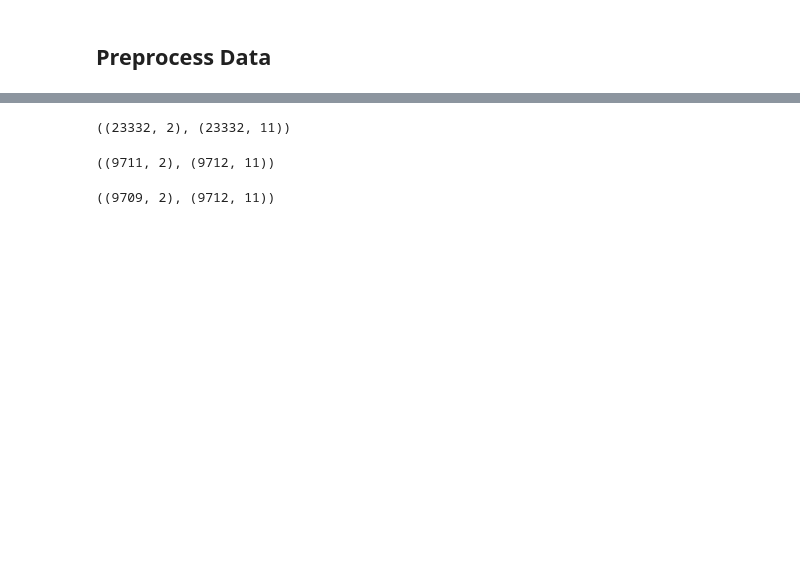
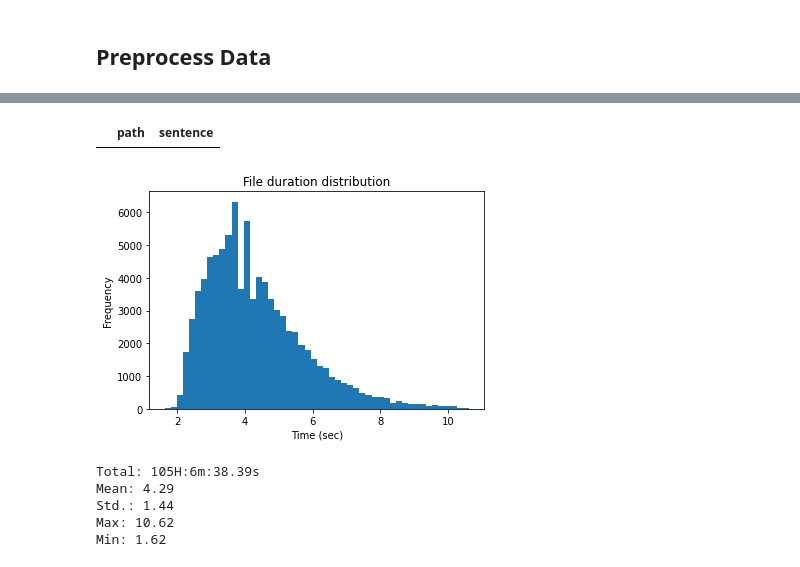
Before and after one commit to vistec-AI/wav2vec2-large-xlsr-53-th, a Jupyter notebook: notebooks/cv-preprocess.ipynb, the cells around one changed output, grey strips where cells are left out. Saved outputs shown, nothing was run; the diff lists cells and outputs as text; code cells hidden in the pictures; blank space fills up the shorter version.

Commit message:
tan9949 edited preprocessing to include all validated.tsv

```diff
--- a/notebooks/cv-preprocess.ipynb
+++ b/notebooks/cv-preprocess.ipynb
@@ -137,7 +162,7 @@ nxt_btn = widgets.Button(description="Next")
 back_btn = widgets.Button(description="Back")
 output = widgets.Output()
 
-pattern = r"—"
+pattern = r"ํ"
 idx = 0
 
 def on_nxt_clicked(b):
@@ -205,18 +245,27 @@ back_btn.on_click(on_back_clicked)
 # %%
 def preprocess_text(text: str) -> str:
     """Preprocess text according to `mapping_char`"""
-    text = format_repeat(text)
+    text = correct_sentence(text)
     for pattern, sub in mapping_char.items():
         text = re.sub(pattern, sub, text)
     text = re.sub(r" +", " ", text)  # merge multiple whitespaces to one
     return text
+
+def is_valid(text: str) -> bool:
+    """Validate each utterance"""
+    for rule in skip_rules:
+        if re.search(rule, text):
+            return False
+        else:
+            return True
 # %%
-texts: pd.DataFrame = data[["path", "sentence", "set"]]
+texts: pd.DataFrame = data[["path", "sentence"]]
 texts["path"] = texts["path"].map(lambda x: get_full_path(cv_root, x))
+texts = texts[texts["sentence"].apply(lambda x: is_valid(x))].reset_index(drop=True)
 texts["sentence"] = texts["sentence"].map(lambda x: preprocess_text(x))
 
 remove_idx: List[int] = []
-for i in range(len(texts)):
+for i in tqdm(range(len(texts)), total=len(texts)):
     f_path: str = os.path.basename(texts.loc[i, "path"])
     for name, change in change_text.items():
         if f_path in name:
@@ -234,6 +283,7 @@ texts = texts.drop(texts.index[remove_idx])
 
 texts["path"] = texts["path"].map(lambda x: x.replace(f"{cv_root}/th/clips/", ""))
 texts = texts.reset_index(drop=True)
+texts["sentence"] = texts["sentence"].map(lambda x: re.sub(r" +", " ", x).strip())
 # %% [output]
 A value is trying to be set on a copy of a slice from a DataFrame.
 Try using .loc[row_indexer,col_indexer] = value instead
@@ -296,0 +326,4 @@ _ = [print(f"\"{c}\", ", end="") for c in get_char([x[1] for x in texts.values.t
+# %%
+texts[texts["sentence"] == ""]
+# %% [output]
+|  | path | sentence |
@@ -297,20 +333,29 @@ _ = [print(f"\"{c}\", ", end="") for c in get_char([x[1] for x in texts.values.t
 # %%
-preprocessed_train: pd.DataFrame = texts[texts["set"] == "train"][["path", "sentence"]]
-preprocessed_dev: pd.DataFrame = texts[texts["set"] == "dev"][["path", "sentence"]]
-preprocessed_test: pd.DataFrame = texts[texts["set"] == "test"][["path", "sentence"]]
+preprocessed_train: pd.DataFrame = texts[texts["path"].map(lambda x: x not in dev["path"].values.tolist() + test["path"].values.tolist())]
+preprocessed_dev: pd.DataFrame = texts[texts["path"].map(lambda x: x in dev["path"].values.tolist())]
+preprocessed_test: pd.DataFrame = texts[texts["path"].map(lambda x: x in test["path"].values.tolist())]
 
-preprocessed_train.to_csv(f"{cv_root}/th/train_cleaned.tsv", index=False, sep='\t')
-preprocessed_dev.to_csv(f"{cv_root}/th/dev_cleaned.tsv", index=False, sep='\t')
-preprocessed_test.to_csv(f"{cv_root}/th/test_cleaned.tsv", index=False, sep='\t')
+preprocessed_train.to_csv("train.csv", index=False)
+preprocessed_dev.to_csv("dev.csv", index=False)
+preprocessed_test.to_csv("test.csv", index=False)
-# %%
-preprocessed_train.shape, train.shape
-# %% [output]
-((23332, 2), (23332, 11))
-# %%
-preprocessed_dev.shape, dev.shape
-# %% [output]
-((9711, 2), (9712, 11))
-# %%
-preprocessed_test.shape, test.shape
-# %% [output]
-((9709, 2), (9712, 11))
+# %%
+audios: List[str] = preprocessed_train["path"].map(lambda path: get_full_path(cv_root=cv_root, path=path)).tolist()
+audios_len: List[float] = [get_audio_len(f) for f in tqdm(audios)]
+plt.hist(audios_len, bins=50)
+plt.xlabel("Time (sec)")
+plt.ylabel("Frequency")
+plt.title("File duration distribution")
+plt.show()
+
+print(f"Total: {sec_to_hour(np.sum(audios_len))}")
+print(f"Mean: {np.mean(audios_len):.2f}")
+print(f"Std.: {np.std(audios_len):.2f}")
+print(f"Max: {np.max(audios_len):.2f}")
+print(f"Min: {np.min(audios_len):.2f}")
+# %% [output]
+[figure, added]
+Total: 105H:6m:38.39s
+Mean: 4.29
+Std.: 1.44
+Max: 10.62
+Min: 1.62
```
Also changed, not shown: parts of 16 cells of this notebook.
